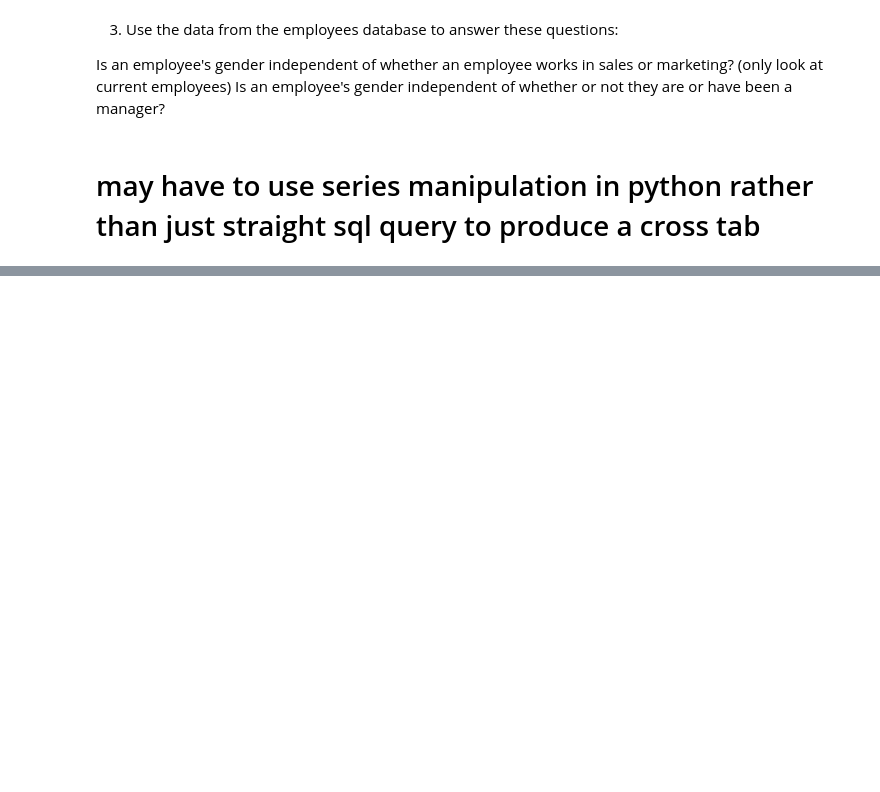
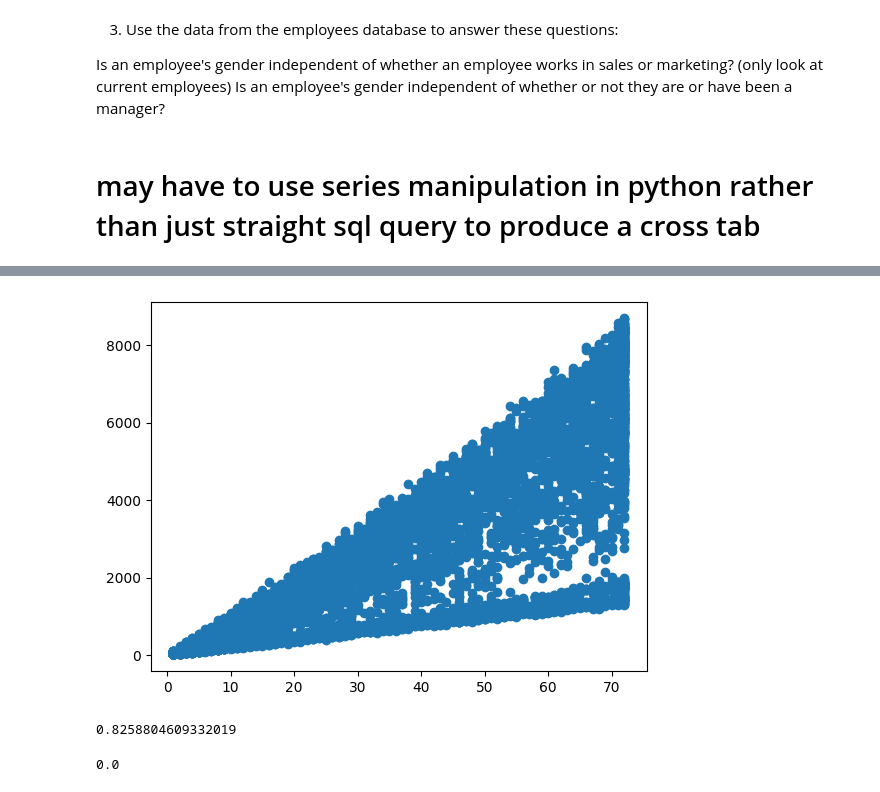
Before and after one commit to eelysee/statistics-exercises, a Jupyter notebook: hypothesis_testing.ipynb, the cells around one changed output, grey strips where cells are left out. Cells and saved outputs as stored; diff of their text form; code cells hidden in the pictures; blank space fills up the shorter version.

```diff
--- a/hypothesis_testing.ipynb
+++ b/hypothesis_testing.ipynb
@@ -134,0 +239,7 @@ Is an employee's gender independent of whether or not they are or have been a ma
+# %%
+tenure_sql['total_charges'] = tenure_sql['total_charges'].astype(float)
+# %%
+plt.scatter(tenure_sql.tenure, tenure_sql.total_charges)
+plt.show()
+# %% [output]
+[figure, added]
@@ -134,0 +248,8 @@ Is an employee's gender independent of whether or not they are or have been a ma
+# %%
+ten_tot_r
+# %% [output]
+0.8258804609332019
+# %%
+ten_tot_p
+# %% [output]
+0.0
```
Also changed, not shown: parts of 25 cells of this notebook.
